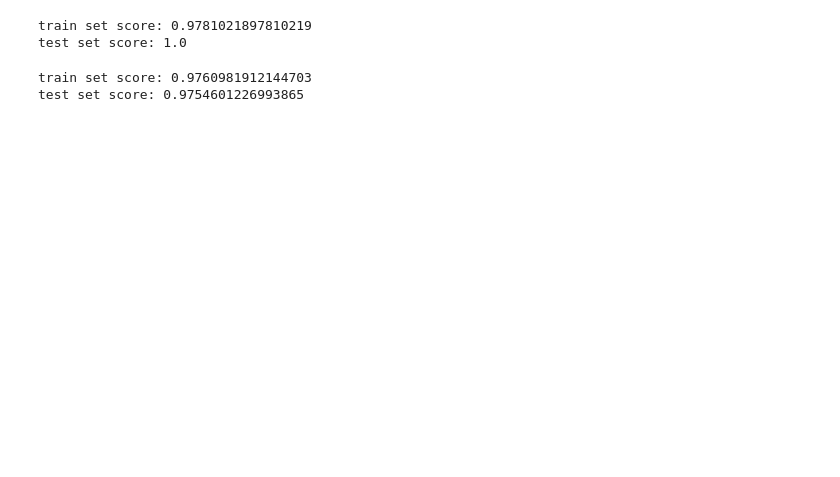
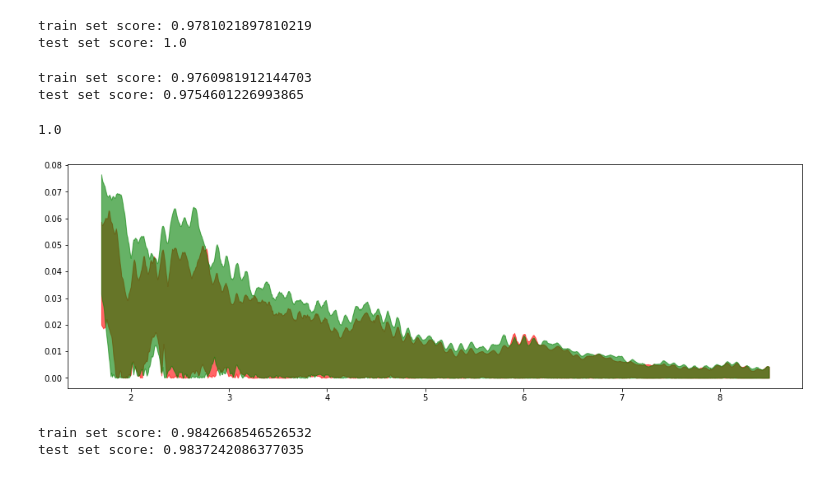
Before and after one commit to lnadi17/ground-penetrating-radar, a Jupyter notebook: gpr.ipynb, the cells around one changed output. Saved outputs shown, nothing was run; the diff lists cells and outputs as text; code cells hidden in the pictures; blank space fills up the shorter version.

Commit message:
Train model with good data

```diff
--- a/gpr.ipynb
+++ b/gpr.ipynb
@@ -405,3 +420,29 @@ print("test set score:", model.score(x_test, y_test))
 # %% [output]
 train set score: 0.9760981912144703
 test set score: 0.9754601226993865
+# %%
+model.score(x, y)
+# %% [output]
+1.0
+# %%
+X1 = sand.append(sand_good)
+X2 = buried.append(buried_good)
+
+X = X1.append(X2).to_numpy()
+Y = [0] * len(X1) + [1] * len(X2)
+# %%
+# draw all possible sand/buried samples on the same plot
+plt.figure(figsize=(16, 5))
+plt.fill_between(good_buried[0]/1e9, X1.min().to_numpy(), X1.max().to_numpy(), alpha=0.6, color='red')
+plt.fill_between(good_buried[0]/1e9, X2.min().to_numpy(), X2.max().to_numpy(), alpha=0.6, color='green')
+plt.show()
+# %% [output]
+[figure, added]
+# %%
+x_train, x_test, y_train, y_test = train_test_split(X, Y, test_size=0.2, random_state=0, stratify=Y)
+model = model.fit(x_train, y_train)
+print("train set score:", model.score(x_train, y_train))
+print("test set score:", model.score(x_test, y_test))
+# %% [output]
+train set score: 0.9842668546526532
+test set score: 0.9837242086377035
```
Also changed, not shown: parts of 5 cells of this notebook.
